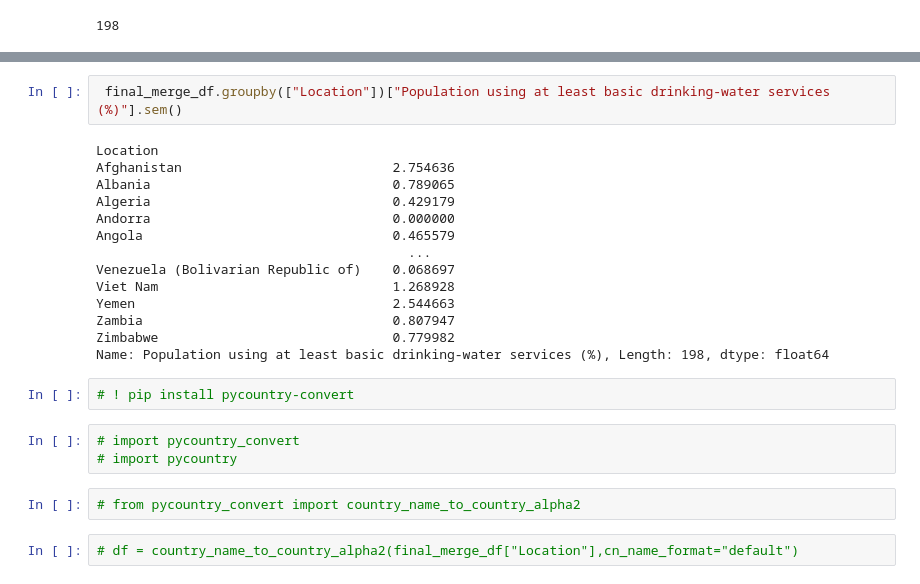
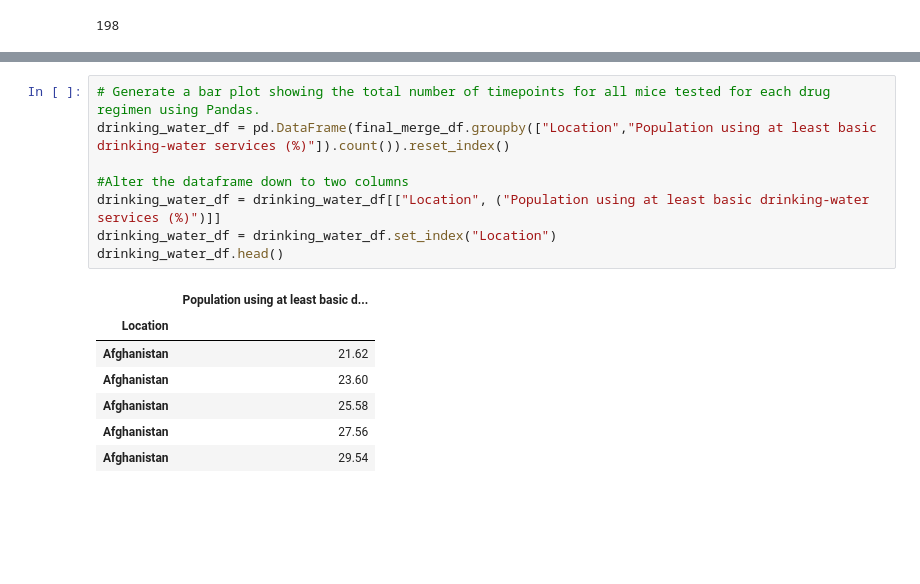
Before and after one commit to saiyidmkazmi/Project1-LifeExpectancy-, a Jupyter notebook: debra_main.ipynb, the cells around one changed output, grey strips where cells are left out. Drawn from its saved outputs; the diff is of its cells as text; blank space fills up the shorter version.

```diff
--- a/debra_main.ipynb
+++ b/debra_main.ipynb
@@ -183,25 +123,16 @@ Name: Population using at least basic drinking-water services (%), Length: 198,
-# %%
- final_merge_df.groupby(["Location"])["Population using at least basic drinking-water services (%)"].sem()
-# %% [output]
-Location
-Afghanistan                           2.754636
-Albania                               0.789065
-Algeria                               0.429179
-Andorra                               0.000000
-Angola                                0.465579
-                                        ...
-Venezuela (Bolivarian Republic of)    0.068697
-Viet Nam                              1.268928
-Yemen                                 2.544663
-Zambia                                0.807947
-Zimbabwe                              0.779982
-Name: Population using at least basic drinking-water services (%), Length: 198, dtype: float64
-# %%
-# ! pip install pycountry-convert
-# %%
-# import pycountry_convert
-# import pycountry
-# %%
-# from pycountry_convert import country_name_to_country_alpha2
-# %%
-# df = country_name_to_country_alpha2(final_merge_df["Location"],cn_name_format="default")
+# %%
+# Generate a bar plot showing the total number of timepoints for all mice tested for each drug regimen using Pandas.
+drinking_water_df = pd.DataFrame(final_merge_df.groupby(["Location","Population using at least basic drinking-water services (%)"]).count()).reset_index()
+
+#Alter the dataframe down to two columns
+drinking_water_df = drinking_water_df[["Location", ("Population using at least basic drinking-water services (%)")]]
+drinking_water_df = drinking_water_df.set_index("Location")
+drinking_water_df.head()
+# %% [output]
+|  | Population using at least basic d... |
+| Location |  |
+| Afghanistan | 21.62 |
+| Afghanistan | 23.60 |
+| Afghanistan | 25.58 |
+| Afghanistan | 27.56 |
+| Afghanistan | 29.54 |
```
Also changed, not shown: parts of 16 cells of this notebook.
